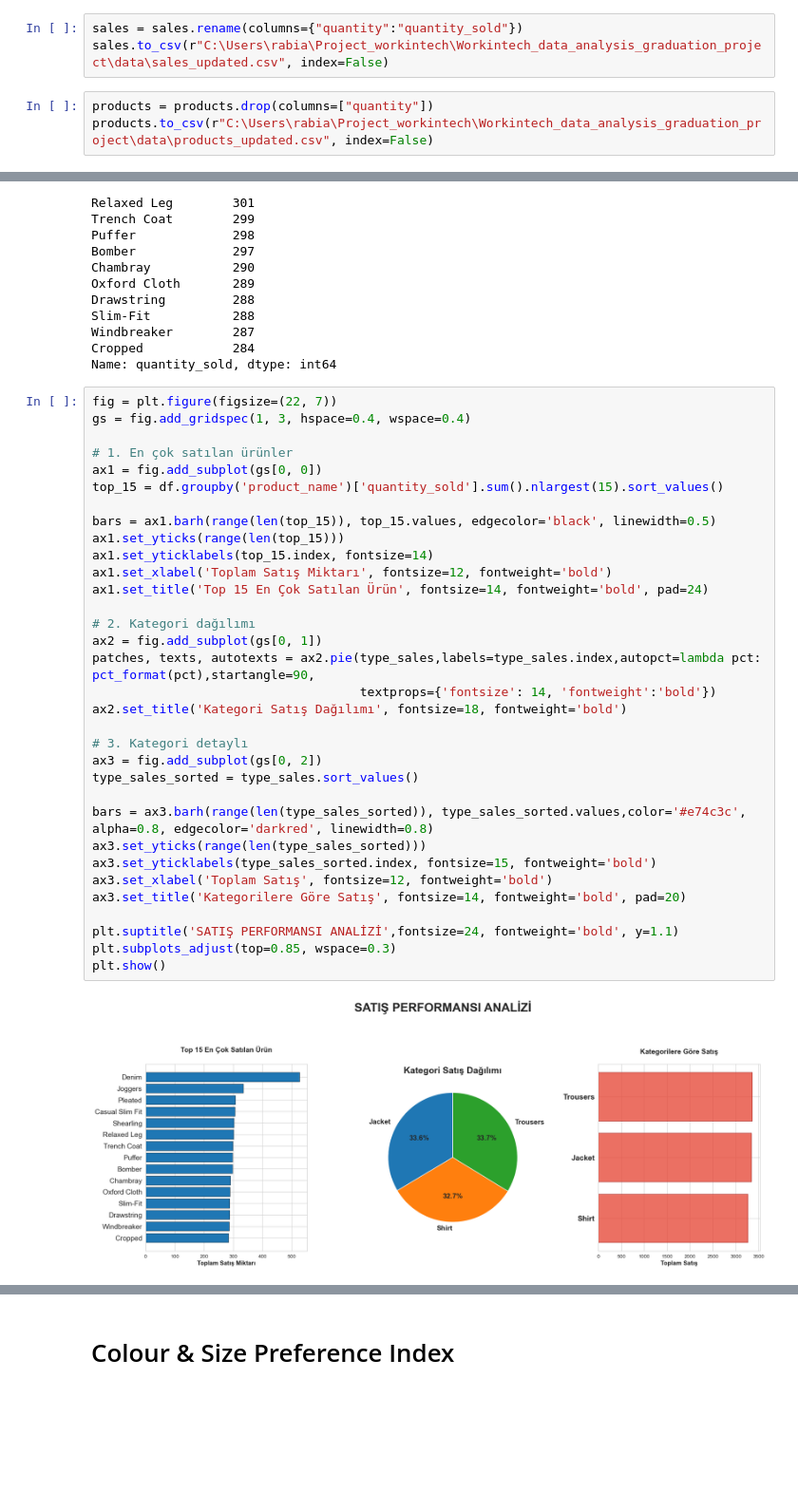
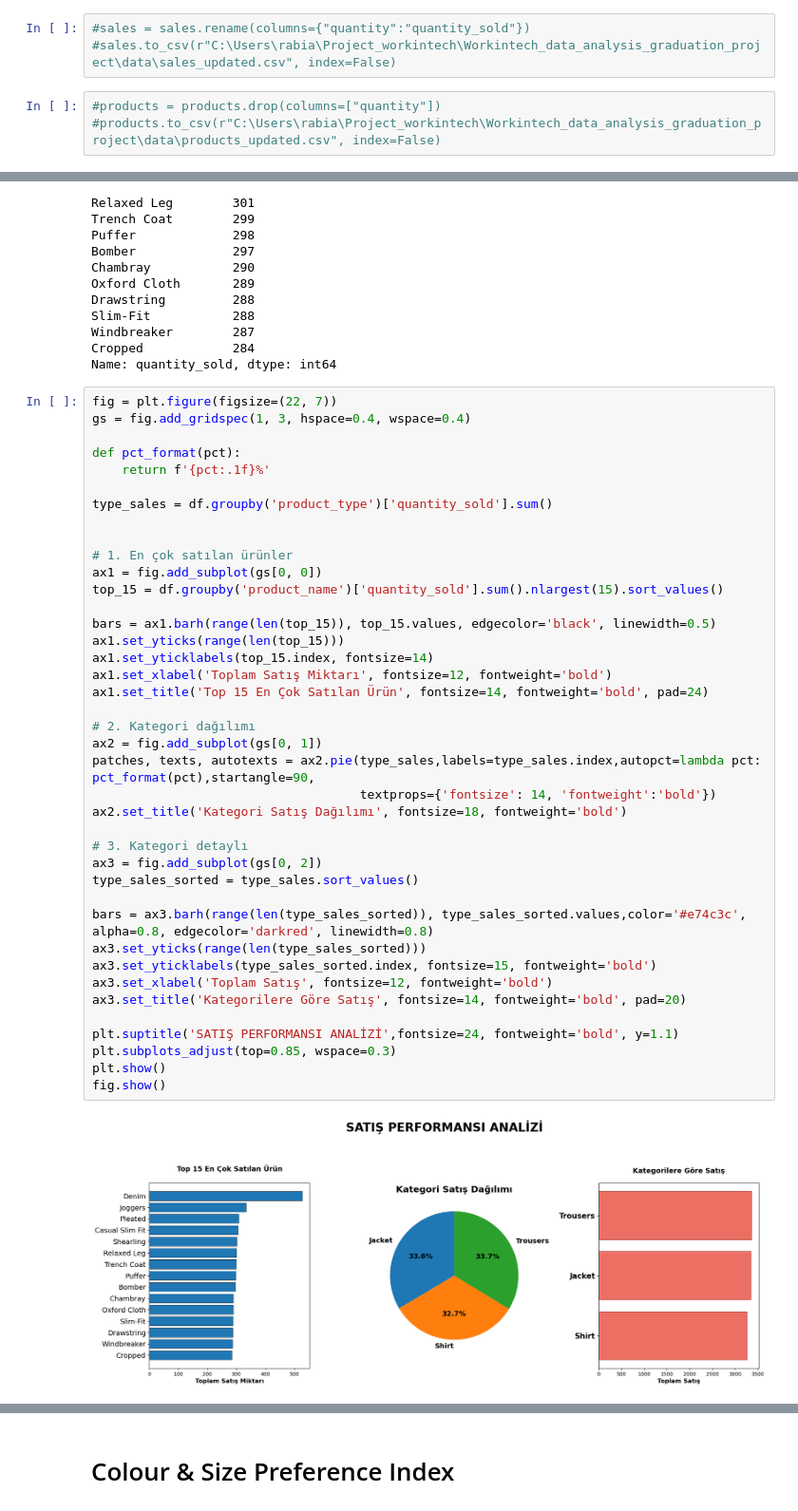
Before and after one commit to zeynepmert/Workintech_data_analysis_graduation_project, a Jupyter notebook: python/Product_Analysis.ipynb, the cells around one changed output, grey strips where cells are left out. Shown at 95% size. Drawn from its saved outputs; the diff is of its cells as text; blank space fills up the shorter version.

```diff
--- a/python/Product_Analysis.ipynb
+++ b/python/Product_Analysis.ipynb
@@ -10,11 +10,11 @@ orders = pd.read_csv(r"C:\Users\rabia\Project_workintech\Workintech_data_analysi
 products = pd.read_csv(r"C:\Users\rabia\Project_workintech\Workintech_data_analysis_graduation_project\data\products.csv")
 sales = pd.read_csv(r"C:\Users\rabia\Project_workintech\Workintech_data_analysis_graduation_project\data\sales.csv")
 # %%
-sales = sales.rename(columns={"quantity":"quantity_sold"})
-sales.to_csv(r"C:\Users\rabia\Project_workintech\Workintech_data_analysis_graduation_project\data\sales_updated.csv", index=False)
+#sales = sales.rename(columns={"quantity":"quantity_sold"})
+#sales.to_csv(r"C:\Users\rabia\Project_workintech\Workintech_data_analysis_graduation_project\data\sales_updated.csv", index=False)
 # %%
-products = products.drop(columns=["quantity"])
-products.to_csv(r"C:\Users\rabia\Project_workintech\Workintech_data_analysis_graduation_project\data\products_updated.csv", index=False)
+#products = products.drop(columns=["quantity"])
+#products.to_csv(r"C:\Users\rabia\Project_workintech\Workintech_data_analysis_graduation_project\data\products_updated.csv", index=False)
 # %%
 df = sales.merge(products, left_on='product_id', right_on='product_ID', how='left')
 df = df.rename(columns={'quantity_x':'quantity_sold'})
@@ -60,35 +60,42 @@ Name: quantity_sold, dtype: int64
 # %%
 fig = plt.figure(figsize=(22, 7))
 gs = fig.add_gridspec(1, 3, hspace=0.4, wspace=0.4)
+
+def pct_format(pct):
+    return f'{pct:.1f}%'
+
+type_sales = df.groupby('product_type')['quantity_sold'].sum()
+
 
 # 1. En çok satılan ürünler
 ax1 = fig.add_subplot(gs[0, 0])
 top_15 = df.groupby('product_name')['quantity_sold'].sum().nlargest(15).sort_values()
 
 bars = ax1.barh(range(len(top_15)), top_15.values, edgecolor='black', linewidth=0.5)
 ax1.set_yticks(range(len(top_15)))
 ax1.set_yticklabels(top_15.index, fontsize=14)
 ax1.set_xlabel('Toplam Satış Miktarı', fontsize=12, fontweight='bold')
 ax1.set_title('Top 15 En Çok Satılan Ürün', fontsize=14, fontweight='bold', pad=24)
 
 # 2. Kategori dağılımı
 ax2 = fig.add_subplot(gs[0, 1])
 patches, texts, autotexts = ax2.pie(type_sales,labels=type_sales.index,autopct=lambda pct: pct_format(pct),startangle=90,
                                     textprops={'fontsize': 14, 'fontweight':'bold'})
 ax2.set_title('Kategori Satış Dağılımı', fontsize=18, fontweight='bold')
 
 # 3. Kategori detaylı
 ax3 = fig.add_subplot(gs[0, 2])
 type_sales_sorted = type_sales.sort_values()
 
 bars = ax3.barh(range(len(type_sales_sorted)), type_sales_sorted.values,color='#e74c3c', alpha=0.8, edgecolor='darkred', linewidth=0.8)
 ax3.set_yticks(range(len(type_sales_sorted)))
 ax3.set_yticklabels(type_sales_sorted.index, fontsize=15, fontweight='bold')
 ax3.set_xlabel('Toplam Satış', fontsize=12, fontweight='bold')
 ax3.set_title('Kategorilere Göre Satış', fontsize=14, fontweight='bold', pad=20)
 
 plt.suptitle('SATIŞ PERFORMANSI ANALİZİ',fontsize=24, fontweight='bold', y=1.1)
 plt.subplots_adjust(top=0.85, wspace=0.3)
 plt.show()
+fig.show()
 # %% [output]
-[figure, old version]
+[figure, new version]
```
Also changed, not shown: parts of 28 cells of this notebook, 3 other files.
